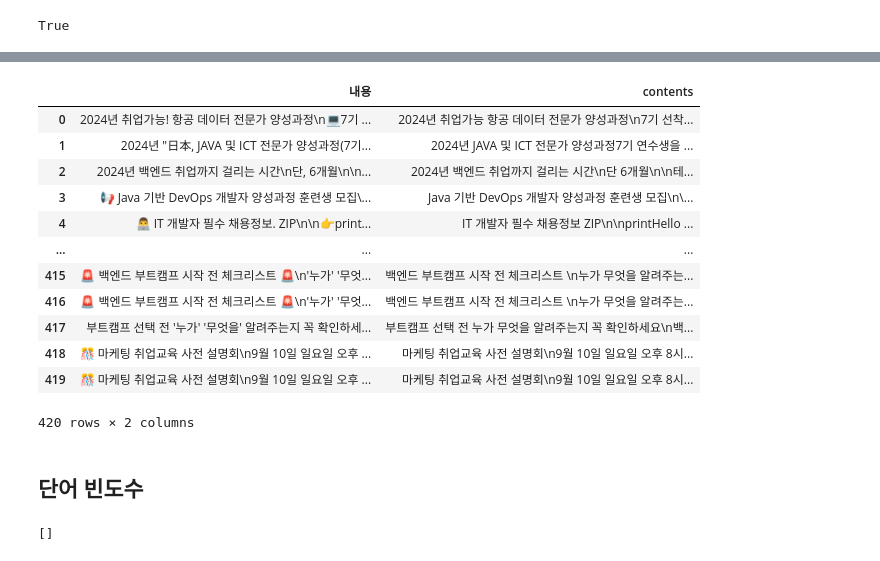
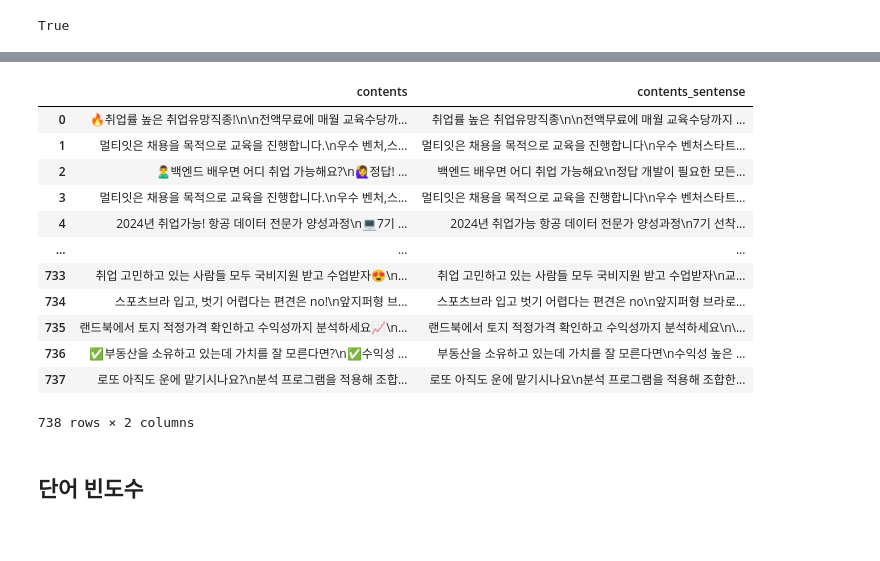
Before and after one commit to chkim0/Meta_Maketing_project, a Jupyter notebook: frequency.ipynb, the cells around one changed output, grey strips where cells are left out. Cells and saved outputs as stored; diff of their text form; code cells hidden in the pictures.

```diff
--- a/frequency.ipynb
+++ b/frequency.ipynb
@@ -51,23 +67,23 @@ def remove_special_characters(text):
     return cleaned_text
 
 # '내용' 열의 각 행에 대해 이모티콘과 특수문자 제거
-df['contents'] = df['내용'].dropna().apply(remove_special_characters)
+df['contents_sentense'] = df['contents'].dropna().apply(remove_special_characters)
 # %%
-df[['내용','contents']]
+df[['contents','contents_sentense']]
 # %% [output]
-|  | 내용 | contents |
-| 0 | 2024년 취업가능! 항공 데이터 전문가 양성과정\n💻7기 ... | 2024년 취업가능 항공 데이터 전문가 양성과정\n7기 선착... |
-| 1 | 2024년 "日本, JAVA 및 ICT 전문가 양성과정(7기... | 2024년 JAVA 및 ICT 전문가 양성과정7기 연수생을 ... |
-| 2 | 2024년 백엔드 취업까지 걸리는 시간\n단, 6개월\n\n... | 2024년 백엔드 취업까지 걸리는 시간\n단 6개월\n\n테... |
-| 3 | 📢 Java 기반 DevOps 개발자 양성과정 훈련생 모집\... | Java 기반 DevOps 개발자 양성과정 훈련생 모집\n\... |
-| 4 | 👨‍💻 IT 개발자 필수 채용정보. ZIP\n\n👉print... | IT 개발자 필수 채용정보 ZIP\n\nprintHello ... |
+|  | contents | contents_sentense |
+| 0 | 🔥취업률 높은 취업유망직종!\n\n전액무료에 매월 교육수당까... | 취업률 높은 취업유망직종\n\n전액무료에 매월 교육수당까지 ... |
+| 1 | 멀티잇은 채용을 목적으로 교육을 진행합니다.\n우수 벤처,스... | 멀티잇은 채용을 목적으로 교육을 진행합니다\n우수 벤처스타트... |
+| 2 | 🙎‍♂️백엔드 배우면 어디 취업 가능해요?\n🙋‍♀️정답! ... | 백엔드 배우면 어디 취업 가능해요\n정답 개발이 필요한 모든... |
+| 3 | 멀티잇은 채용을 목적으로 교육을 진행합니다.\n우수 벤처,스... | 멀티잇은 채용을 목적으로 교육을 진행합니다\n우수 벤처스타트... |
+| 4 | 2024년 취업가능! 항공 데이터 전문가 양성과정\n💻7기 ... | 2024년 취업가능 항공 데이터 전문가 양성과정\n7기 선착... |
 | ... | ... | ... |
-| 415 | 🚨 백엔드 부트캠프 시작 전 체크리스트 🚨\n'누가' '무엇... | 백엔드 부트캠프 시작 전 체크리스트 \n누가 무엇을 알려주는... |
-| 416 | 🚨 백엔드 부트캠프 시작 전 체크리스트 🚨\n'누가' '무엇... | 백엔드 부트캠프 시작 전 체크리스트 \n누가 무엇을 알려주는... |
-| 417 | 부트캠프 선택 전 '누가' '무엇을' 알려주는지 꼭 확인하세... | 부트캠프 선택 전 누가 무엇을 알려주는지 꼭 확인하세요\n백... |
-| 418 | 🎊 마케팅 취업교육 사전 설명회\n9월 10일 일요일 오후 ... | 마케팅 취업교육 사전 설명회\n9월 10일 일요일 오후 8시... |
-| 419 | 🎊 마케팅 취업교육 사전 설명회\n9월 10일 일요일 오후 ... | 마케팅 취업교육 사전 설명회\n9월 10일 일요일 오후 8시... |
+| 733 | 취업 고민하고 있는 사람들 모두 국비지원 받고 수업받자😍\n... | 취업 고민하고 있는 사람들 모두 국비지원 받고 수업받자\n교... |
+| 734 | 스포츠브라 입고, 벗기 어렵다는 편견은 no!\n앞지퍼형 브... | 스포츠브라 입고 벗기 어렵다는 편견은 no\n앞지퍼형 브라로... |
+| 735 | 랜드북에서 토지 적정가격 확인하고 수익성까지 분석하세요📈\n... | 랜드북에서 토지 적정가격 확인하고 수익성까지 분석하세요\n\... |
+| 736 | ✅부동산을 소유하고 있는데 가치를 잘 모른다면?\n✅수익성 ... | 부동산을 소유하고 있는데 가치를 잘 모른다면\n수익성 높은 ... |
+| 737 | 로또 아직도 운에 맡기시나요?\n분석 프로그램을 적용해 조합... | 로또 아직도 운에 맡기시나요\n분석 프로그램을 적용해 조합한... |
-420 rows × 2 columns
+738 rows × 2 columns
 # %% [markdown]
 ## 단어 빈도수
 # %%
@@ -78,25 +94,31 @@ def extract_nouns(text):
     else:
         return []
 
+def calculate_filtered_count(content_nouns):
+    # content_nouns에서 길이가 2 이상인 명사들만 필터링
+    filtered_nouns = [noun for noun in content_nouns if len(noun) >= 2]
+
+    # 단어 빈도수 계산
+    filtered_count = Counter(filtered_nouns)
+
+    return filtered_count
+
 
 # '내용'열에서 명사 추출
-content_nouns = [okt.nouns(str(text)) if pd.notnull(text) else [] for text in df['내용']]
+content_nouns = [okt.nouns(str(text)) if pd.notnull(text) else [] for text in df['contents_sentense']]
 content_nouns = [noun for sublist in content_nouns for noun in sublist]
-
-# 한 글자인 명사 필터링
-filtered_nouns = []
-for nouns_list in content_nouns:
-    filtered_nouns.extend([noun for noun in nouns_list if len(noun) > 1])
-
-print(filtered_nouns)
-
 
 # 단어 빈도수 계산
 content_count = Counter(content_nouns)
 
-# 가장 빈도가 높은 상위 10개 명사 추출
-top_content_nouns = content_count.most_common(15)
 
-df['nouns'] = df['내용'].apply(extract_nouns)
+# filtered_count 계산
+filtered_count = calculate_filtered_count(content_nouns)
+# 가장 빈도가 높은 상위 15개 명사 추출
+
+top_content_nouns = filtered_count.most_common(15)
+
+# 가장 빈도가 높은 상위 50개 명사 추출
+top_filtered_nouns = filtered_count.most_common(50)
+
+df['nouns'] = df['contents'].apply(extract_nouns)
-# %% [output]
-[]
```
Also changed, not shown: parts of 12 cells of this notebook, 1 other file.
